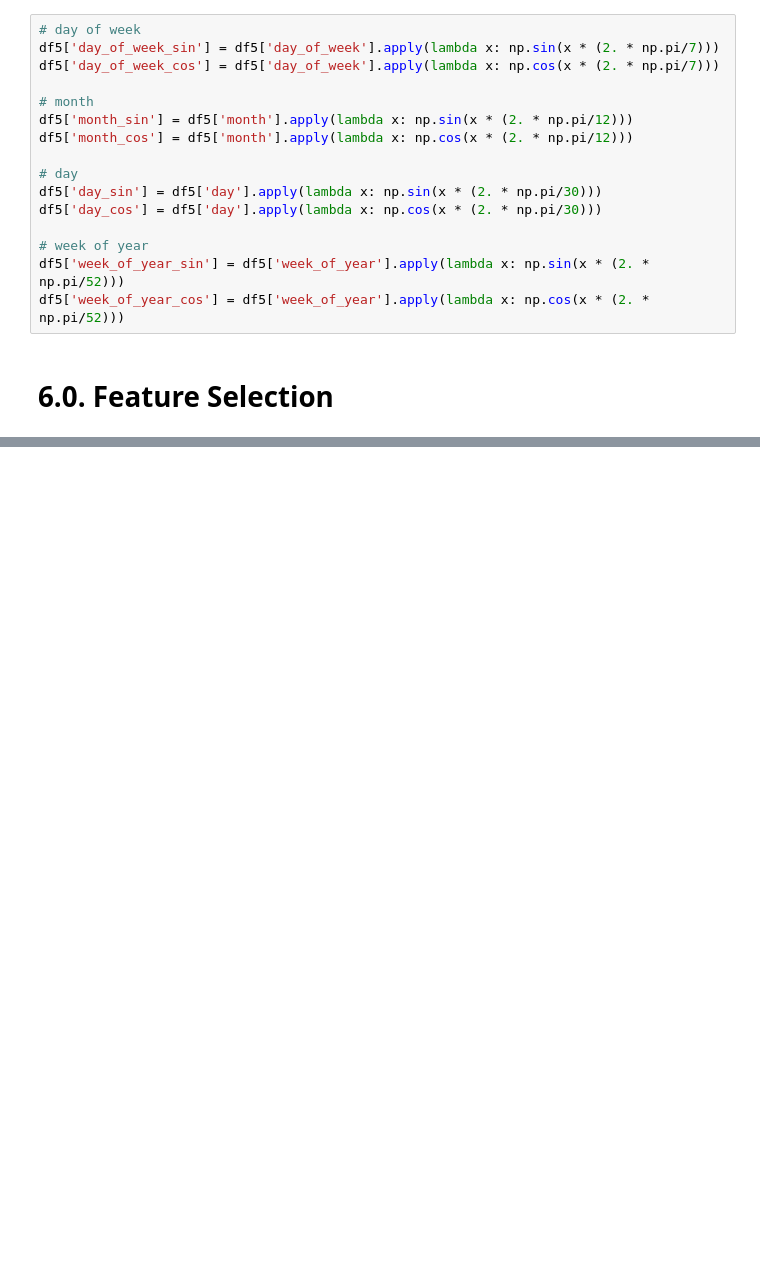
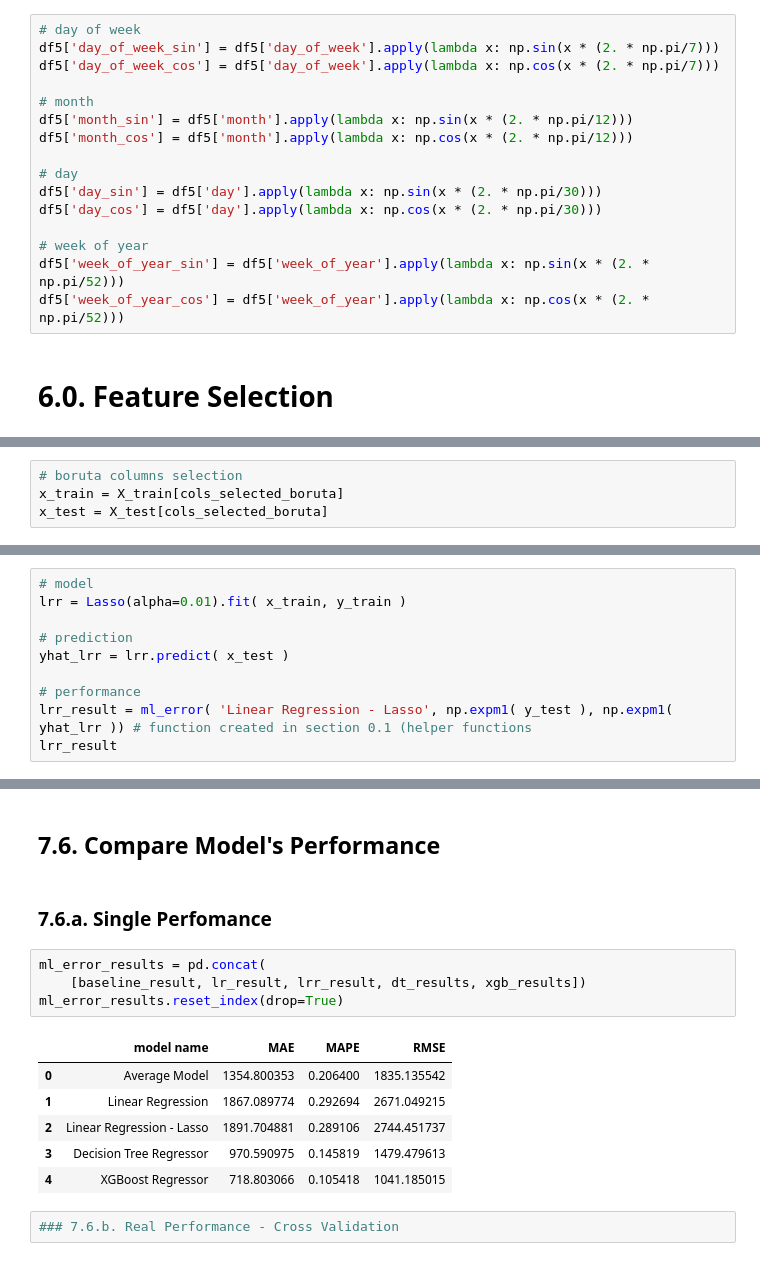
Before and after one commit to vfamim/Rossman-Sales, a Jupyter notebook: notebook/c01_01_Rossman.ipynb, the cells around one changed output, grey strips where cells are left out. Saved outputs shown, nothing was run; the diff lists cells and outputs as text; blank space fills up the shorter version.

```diff
--- a/notebook/c01_01_Rossman.ipynb
+++ b/notebook/c01_01_Rossman.ipynb
@@ -988,0 +1189,4 @@ df5['week_of_year_cos'] = df5['week_of_year'].apply(lambda x: np.cos(x * (2. * n
+# %%
+# boruta columns selection
+x_train = X_train[cols_selected_boruta]
+x_test = X_test[cols_selected_boruta]
@@ -988,0 +1238,10 @@ df5['week_of_year_cos'] = df5['week_of_year'].apply(lambda x: np.cos(x * (2. * n
+# %%
+# model
+lrr = Lasso(alpha=0.01).fit( x_train, y_train )
+
+# prediction
+yhat_lrr = lrr.predict( x_test )
+
+# performance
+lrr_result = ml_error( 'Linear Regression - Lasso', np.expm1( y_test ), np.expm1( yhat_lrr )) # function created in section 0.1 (helper functions
+lrr_result
@@ -988,0 +1311,17 @@ df5['week_of_year_cos'] = df5['week_of_year'].apply(lambda x: np.cos(x * (2. * n
+# %% [markdown]
+## 7.6. Compare Model's Performance
+# %% [markdown]
+### 7.6.a. Single Perfomance
+# %%
+ml_error_results = pd.concat(
+    [baseline_result, lr_result, lrr_result, dt_results, xgb_results])
+ml_error_results.reset_index(drop=True)
+# %% [output]
+|  | model name | MAE | MAPE | RMSE |
+| 0 | Average Model | 1354.800353 | 0.206400 | 1835.135542 |
+| 1 | Linear Regression | 1867.089774 | 0.292694 | 2671.049215 |
+| 2 | Linear Regression - Lasso | 1891.704881 | 0.289106 | 2744.451737 |
+| 3 | Decision Tree Regressor | 970.590975 | 0.145819 | 1479.479613 |
+| 4 | XGBoost Regressor | 718.803066 | 0.105418 | 1041.185015 |
+# %%
+### 7.6.b. Real Performance - Cross Validation
```
Also changed, not shown: parts of 51 cells of this notebook, 10 other files.
